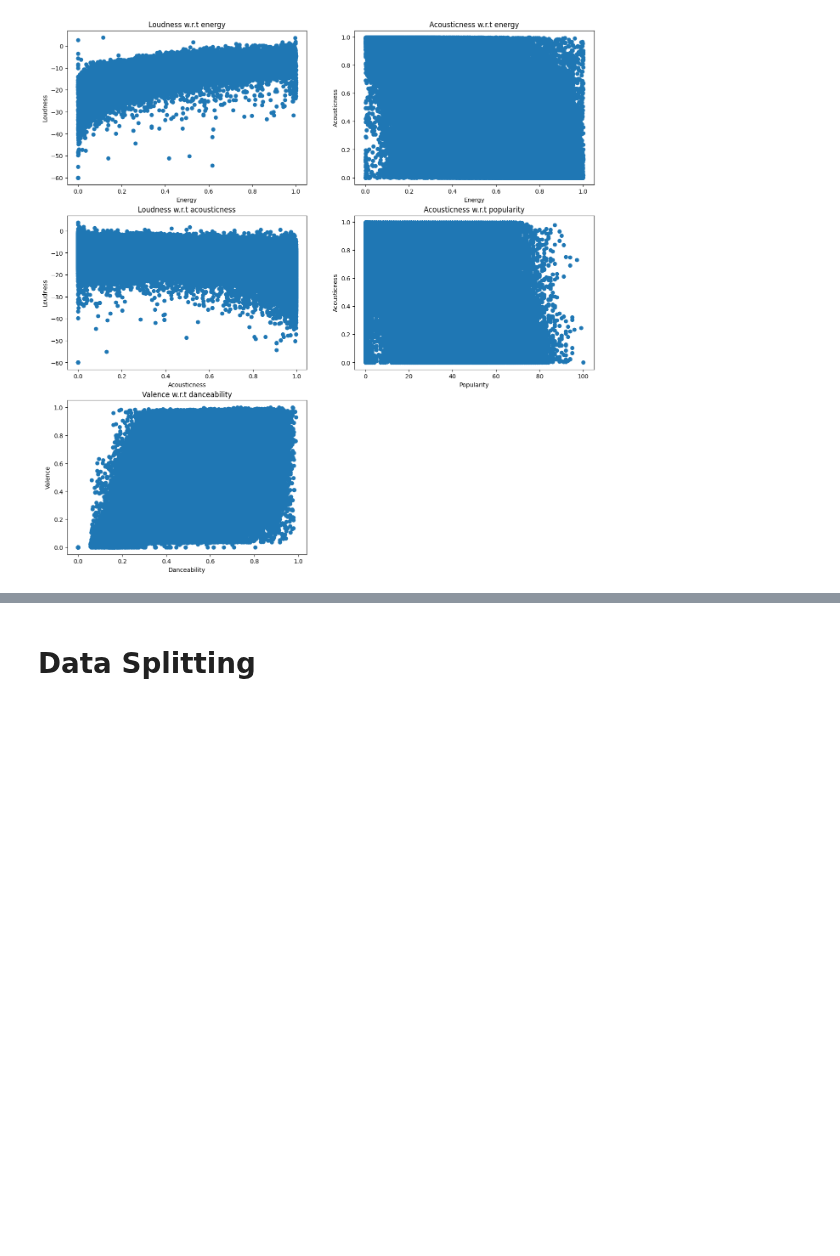
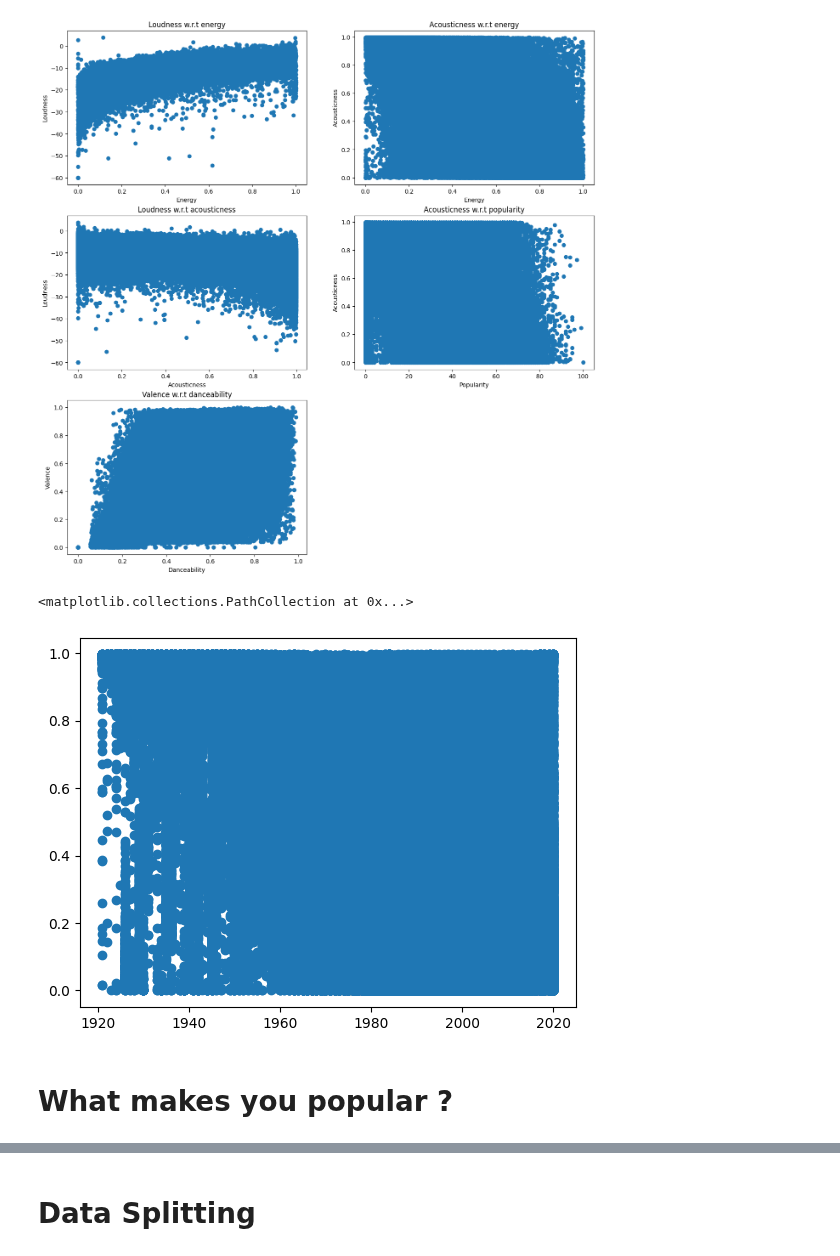
Before and after one commit to Manuela-AYO/DAProject2022, a Jupyter notebook: spotifyAnalysis.ipynb, the cells around one changed output, grey strips where cells are left out. Saved outputs shown, nothing was run; the diff lists cells and outputs as text; code cells hidden in the pictures; blank space fills up the shorter version.

Commit message:
Popularity

```diff
--- a/spotifyAnalysis.ipynb
+++ b/spotifyAnalysis.ipynb
@@ -149,3 +151,10 @@ ax5.set_title("Valence w.r.t danceability")
 plt.show()
 # %% [output]
 [figure]
+# %%
+plt.scatter(df["year"], df["acousticness"])
+# %% [output]
+<matplotlib.collections.PathCollection at 0x...>
+[figure, added]
+# %% [markdown]
+# What makes you popular ?
```
Also changed, not shown: parts of 10 cells of this notebook.
